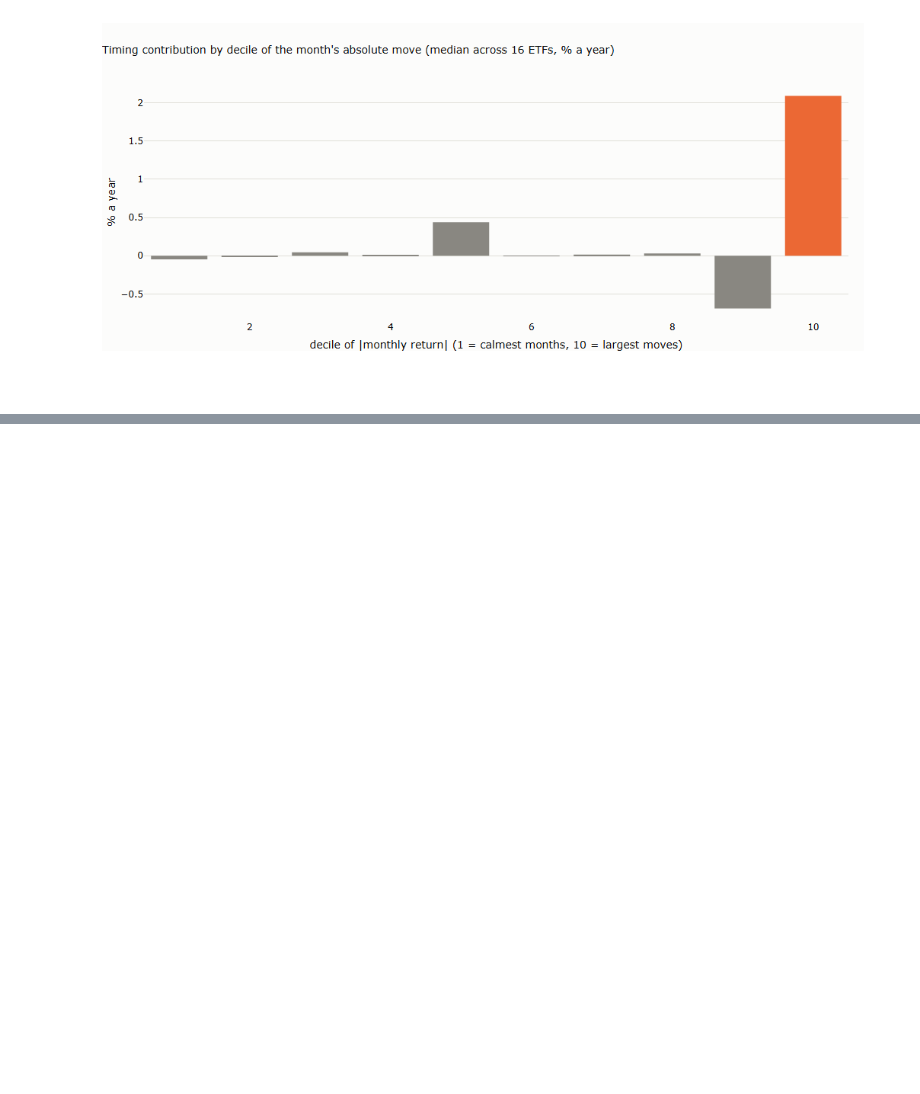
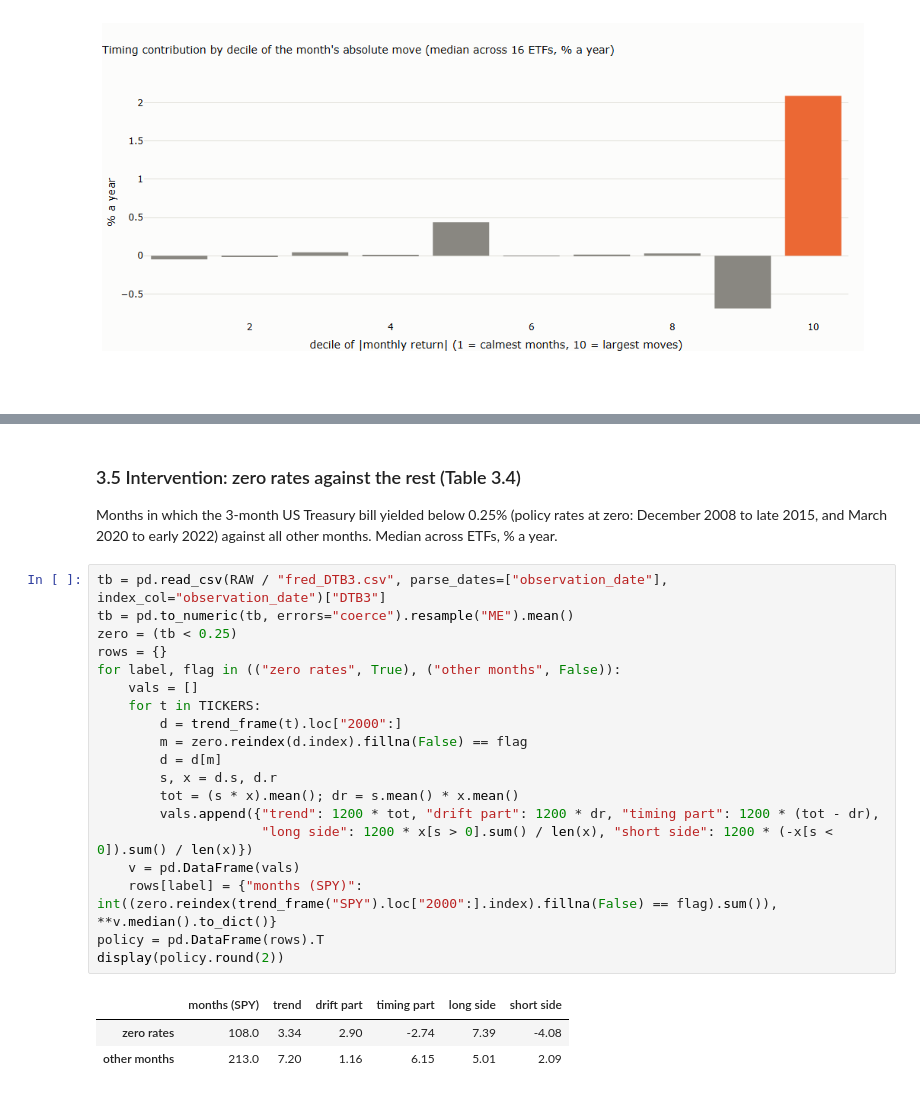
Before and after one commit to MaxGnesi/systematic-trading-notes, a Jupyter notebook: lectures/05-what-trend-following-captures/05_what_trend_following_captures.ipynb, the cells around one changed output, grey strips where cells are left out. Cells and saved outputs as stored; diff of their text form; blank space fills up the shorter version.

```diff
--- a/lectures/05-what-trend-following-captures/05_what_trend_following_captures.ipynb
+++ b/lectures/05-what-trend-following-captures/05_what_trend_following_captures.ipynb
@@ -259,0 +365,28 @@ fig
+# %% [markdown]
+### 3.5 Intervention: zero rates against the rest (Table 3.4)
+
+Months in which the 3-month US Treasury bill yielded below 0.25% (policy rates at zero: December 2008 to late
+2015, and March 2020 to early 2022) against all other months. Median across ETFs, % a year.
+# %%
+tb = pd.read_csv(RAW / "fred_DTB3.csv", parse_dates=["observation_date"], index_col="observation_date")["DTB3"]
+tb = pd.to_numeric(tb, errors="coerce").resample("ME").mean()
+zero = (tb < 0.25)
+rows = {}
+for label, flag in (("zero rates", True), ("other months", False)):
+    vals = []
+    for t in TICKERS:
+        d = trend_frame(t).loc["2000":]
+        m = zero.reindex(d.index).fillna(False) == flag
+        d = d[m]
+        s, x = d.s, d.r
+        tot = (s * x).mean(); dr = s.mean() * x.mean()
+        vals.append({"trend": 1200 * tot, "drift part": 1200 * dr, "timing part": 1200 * (tot - dr),
+                     "long side": 1200 * x[s > 0].sum() / len(x), "short side": 1200 * (-x[s < 0]).sum() / len(x)})
+    v = pd.DataFrame(vals)
+    rows[label] = {"months (SPY)": int((zero.reindex(trend_frame("SPY").loc["2000":].index).fillna(False) == flag).sum()), **v.median().to_dict()}
+policy = pd.DataFrame(rows).T
+display(policy.round(2))
+# %% [output]
+|  | months (SPY) | trend | drift part | timing part | long side | short side |
+| zero rates | 108.0 | 3.34 | 2.90 | -2.74 | 7.39 | -4.08 |
+| other months | 213.0 | 7.20 | 1.16 | 6.15 | 5.01 | 2.09 |
```
Also changed, not shown: parts of 6 cells of this notebook, 1 other file.
